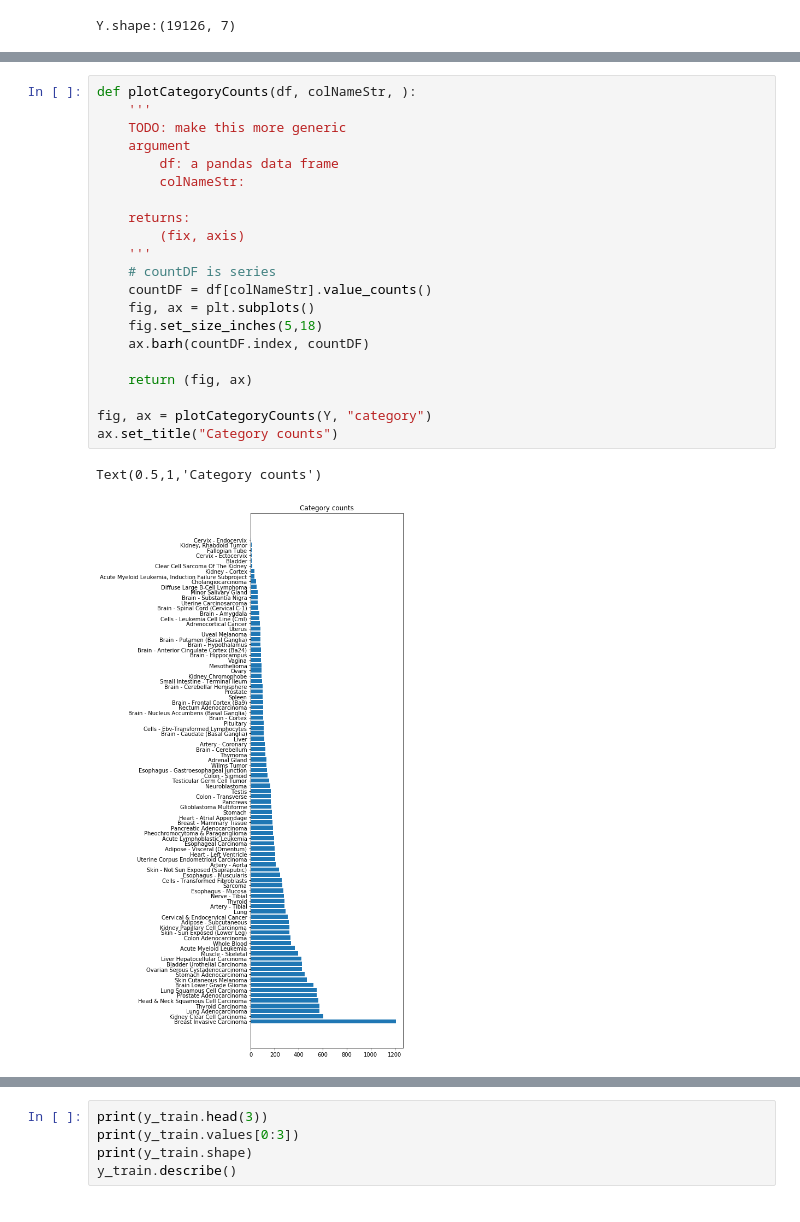
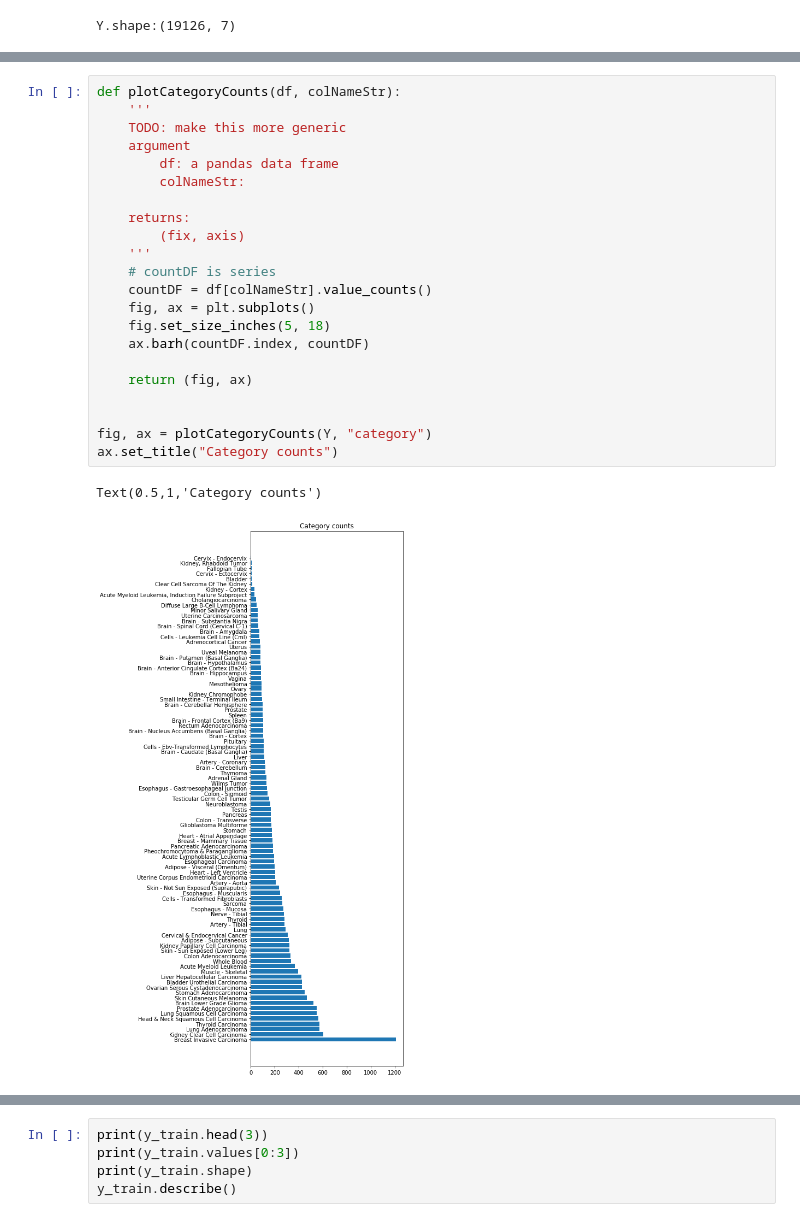
Before and after one commit to AEDWIP/BME-230a, a Jupyter notebook: simpleModel.ipynb, the cells around one changed output, grey strips where cells are left out. Cells and saved outputs as stored; diff of their text form.

```diff
--- a/simpleModel.ipynb
+++ b/simpleModel.ipynb
@@ -113,29 +115,30 @@ Y.describe()
 | top | Breast Invasive Carcinoma | Breast Invasive Carcinoma | Brain | Primary Tumor | Male | TCGA | Tumor |
 | freq | 1212 | 1212 | 1846 | 9185 | 10453 | 10534 | 10530 |
 # %%
-def plotCategoryCounts(df, colNameStr, ):
+def plotCategoryCounts(df, colNameStr):
     '''
     TODO: make this more generic
     argument
         df: a pandas data frame
         colNameStr:
 
     returns:
         (fix, axis)
     '''
     # countDF is series
     countDF = df[colNameStr].value_counts()
     fig, ax = plt.subplots()
-    fig.set_size_inches(5,18)
+    fig.set_size_inches(5, 18)
     ax.barh(countDF.index, countDF)
 
     return (fig, ax)
 
+
 fig, ax = plotCategoryCounts(Y, "category")
 ax.set_title("Category counts")
 # %% [output]
 Text(0.5,1,'Category counts')
-[figure, old version]
+[figure, new version]
 # %%
 # Convert tumor_normal  into numerical values
 from sklearn.preprocessing import LabelEncoder
```
Also changed, not shown: parts of 11 cells of this notebook, 2 other files.
